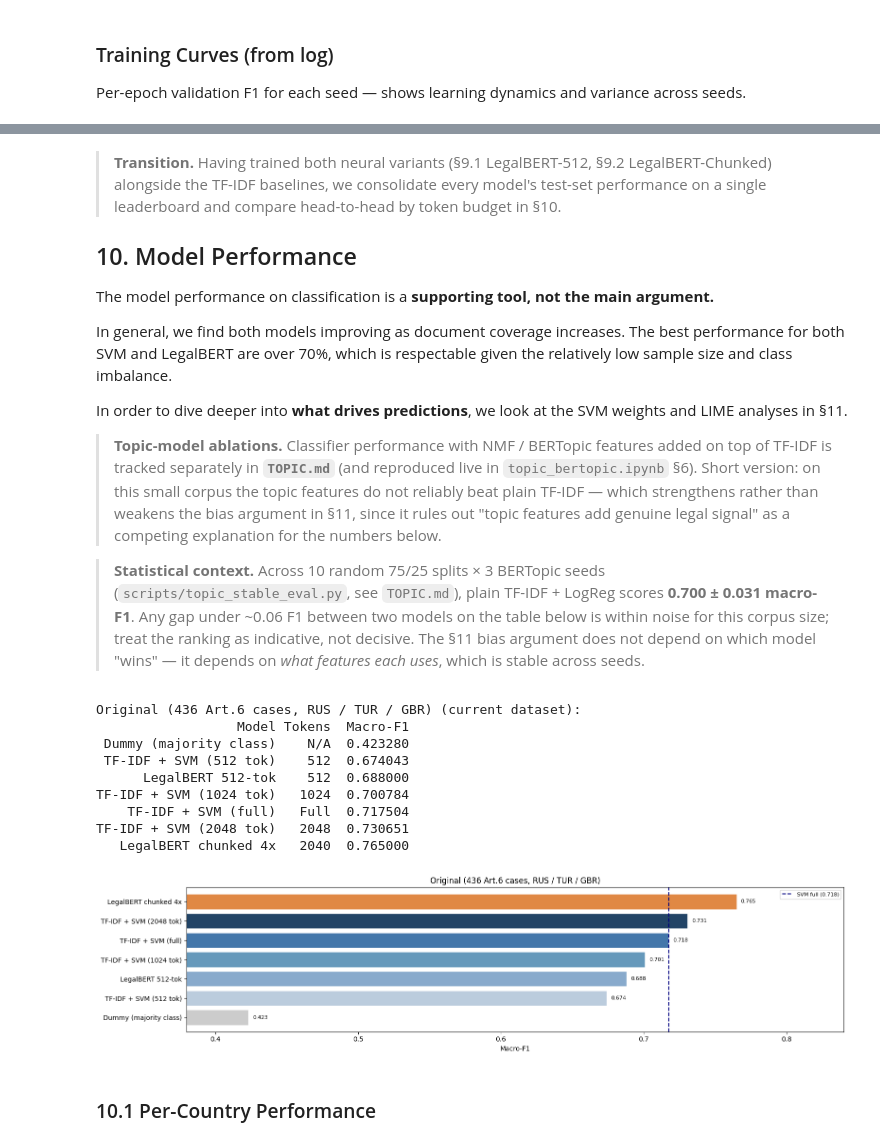
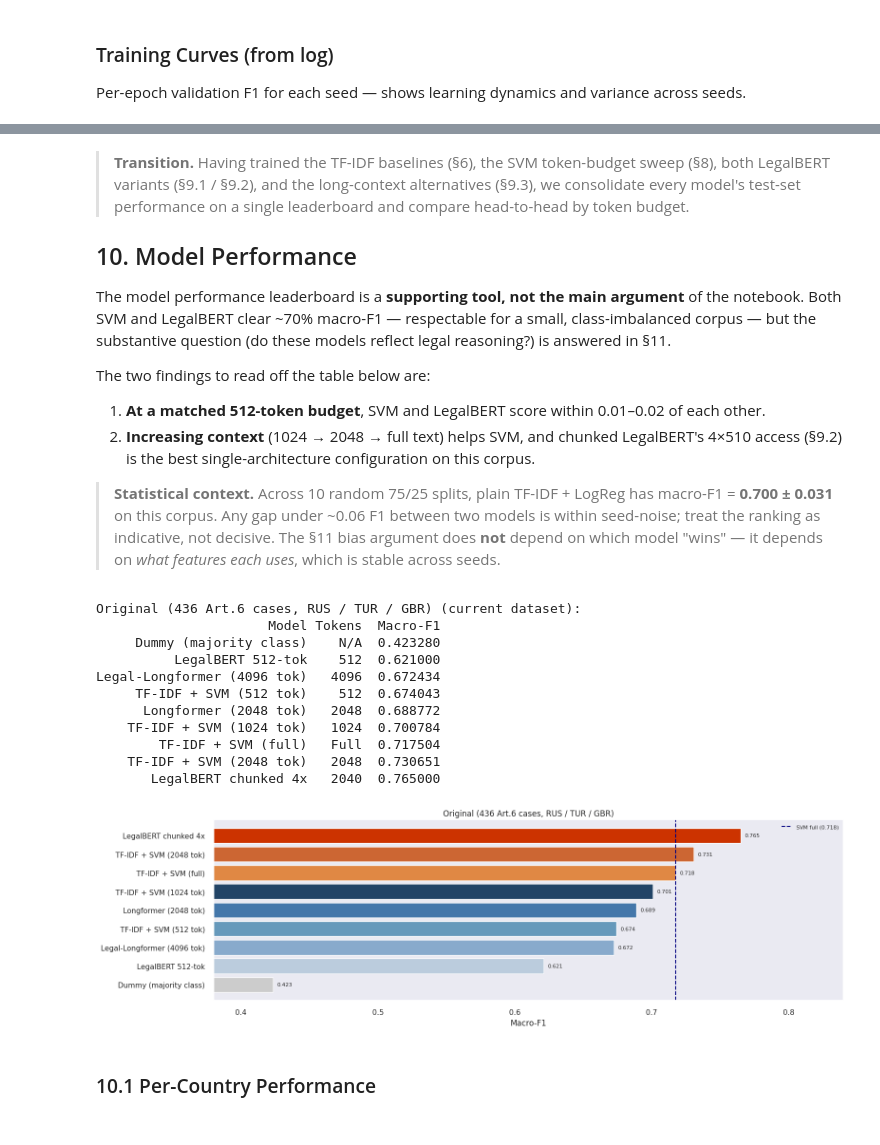
Before and after one commit to leondgarse/echr, a Jupyter notebook: LL5532X_Group_Project_Group_4_echr.ipynb, the cells around one changed output, grey strips where cells are left out. Drawn from its saved outputs; the diff is of its cells as text; code cells hidden in the pictures.

```diff
--- a/LL5532X_Group_Project_Group_4_echr.ipynb
+++ b/LL5532X_Group_Project_Group_4_echr.ipynb
@@ -1407,7 +2458,7 @@ def train_chunked(train_df, val_df, test_df, hp):
         seed_pred   = tp.argmax(1)
         seed_test_f1 = f1_score(test_df['label'].values, seed_pred, average='macro')
         seed_val_f1  = f1_score(val_df['label'].values, vp.argmax(1), average='macro')
-        seeds_data[seed] = {'epochs': epoch_hist, 'test_f1': seed_test_f1}
+        seeds_data[seed] = {'epochs': epoch_hist, 'test_f1': seed_test_f1, 'best_val_f1': seed_val_f1}
         # select representative seed by val F1 (not test) — methodologically clean
         if seed_val_f1 > best_seed_f1:
             best_seed_f1 = seed_val_f1
@@ -1570,0 +2631,23 @@ else:
+# %%
+# ── Load Longformer and Legal-Longformer test probs (v0 / Article 6 / 109 test cases) ──
+
+def _load_probs_f1(path, name):
+    """Load saved test_probs.npz, return (probs, pred, macro_f1)."""
+    if not os.path.exists(path):
+        print(f'  {name:<22}  not found at {path}')
+        return None, None, None
+    d = np.load(path)
+    probs = d['probs']
+    y_ref = d['labels']
+    pred = probs.argmax(axis=1) if probs.ndim == 2 else (probs >= 0.5).astype(int)
+    mf1 = f1_score(y_ref, pred, average='macro')
+    print(f'  {name:<22}  macro-F1 = {mf1:.4f}  (n_test = {len(y_ref)})')
+    return probs, pred, mf1
+
+print('Long-context alternatives — test macro-F1 at t=0.5')
+print('-' * 60)
+lf_probs,  lf_pred,  lf_f1  = _load_probs_f1(cfg['probs_longformer'],       'Longformer 2048')
+llf_probs, llf_pred, llf_f1 = _load_probs_f1(cfg['probs_legal_longformer'], 'Legal-Longformer 4096')
+print()
+print('Reference (chunked LegalBERT 4×510, val-tuned threshold):  '
+      f'macro-F1 = {chunked_f1_live if "chunked_f1_live" in dir() else cfg["known_chunked_f1"]:.4f}')
@@ -1571,22 +2668,18 @@ else:
 # %% [markdown]
-
-> **Transition.** Having trained both neural variants (§9.1 LegalBERT-512, §9.2 LegalBERT-Chunked) alongside the TF-IDF baselines, we consolidate every model's test-set performance on a single leaderboard and compare head-to-head by token budget in §10.
+> **Transition.** Having trained the TF-IDF baselines (§6), the SVM token-budget sweep (§8), both LegalBERT variants (§9.1 / §9.2), and the long-context alternatives (§9.3), we consolidate every model's test-set performance on a single leaderboard and compare head-to-head by token budget.
 
 ## 10. Model Performance
 
-The model performance on classification is a **supporting tool, not the main argument.**
+The model performance leaderboard is a **supporting tool, not the main argument** of the notebook. Both SVM and LegalBERT clear ~70% macro-F1 — respectable for a small, class-imbalanced corpus — but the substantive question (do these models reflect legal reasoning?) is answered in §11.
 
-In general, we find both models improving as document coverage increases. The best performance for both SVM and LegalBERT are over 70%, which is respectable given the relatively low sample size and class imbalance.
+The two findings to read off the table below are:
 
-In order to dive deeper into **what drives predictions**, we look at the SVM weights and LIME analyses in §11.
+1. **At a matched 512-token budget**, SVM and LegalBERT score within 0.01–0.02 of each other.
+2. **Increasing context** (1024 → 2048 → full text) helps SVM, and chunked LegalBERT's 4×510 access (§9.2) is the best single-architecture configuration on this corpus.
 
-> **Topic-model ablations.** Classifier performance with NMF / BERTopic features added on top of TF-IDF is tracked separately in **`TOPIC.md`** (and reproduced live in `topic_bertopic.ipynb` §6). Short version: on this small corpus the topic features do not reliably beat plain TF-IDF — which strengthens rather than weakens the bias argument in §11, since it rules out "topic features add genuine legal signal" as a competing explanation for the numbers below.
-
-> **Statistical context.** Across 10 random 75/25 splits × 3 BERTopic seeds (`scripts/topic_stable_eval.py`, see `TOPIC.md`), plain TF-IDF + LogReg scores **0.700 ± 0.031 macro-F1**. Any gap under ~0.06 F1 between two models on the table below is within noise for this corpus size; treat the ranking as indicative, not decisive. The §11 bias argument does not depend on which model "wins" — it depends on *what features each uses*, which is stable across seeds.
+> **Statistical context.** Across 10 random 75/25 splits, plain TF-IDF + LogReg has macro-F1 = **0.700 ± 0.031** on this corpus. Any gap under ~0.06 F1 between two models is within seed-noise; treat the ranking as indicative, not decisive. The §11 bias argument does **not** depend on which model "wins" — it depends on *what features each uses*, which is stable across seeds.
 # %%
-# ── Single-dataset run — use live values from this session ──────────────────
-# (The earlier two-dataset comparison is retired; orig_* hardcoded numbers were
-#  stale and drifted from the current §6/§8 outputs.)
+# ── Build the leaderboard from live values where possible, fallbacks otherwise ──
 chunked_f1_live = chunked_f1 if chunked_f1 else cfg["known_chunked_f1"]
 
 # ── All results table (current dataset + SVM token budget) ───────────────────
@@ -1594,42 +2687,48 @@ all_results = [
     {"Model": "Dummy (majority class)",     "Macro-F1": dummy_f1,                       "Tokens": "N/A",  "Notes": "Predicts violation always"},
     {"Model": "TF-IDF + SVM (512 tok)",    "Macro-F1": coverage_results[0]["Macro-F1"], "Tokens": "512",  "Notes": "Same window as BERT"},
     {"Model": "TF-IDF + SVM (1024 tok)",   "Macro-F1": coverage_results[1]["Macro-F1"], "Tokens": "1024", "Notes": ""},
     {"Model": "TF-IDF + SVM (2048 tok)",   "Macro-F1": coverage_results[2]["Macro-F1"], "Tokens": "2048", "Notes": ""},
     {"Model": "TF-IDF + SVM (full)",       "Macro-F1": svm_f1,                          "Tokens": "Full", "Notes": "All tokens"},
     {"Model": "LegalBERT 512-tok",         "Macro-F1": lb512_f1,                        "Tokens": "512",  "Notes": "Fine-tuned, head+tail trunc"},
+    {"Model": "Longformer (2048 tok)",     "Macro-F1": (lf_f1 if lf_f1 is not None else float('nan')),
+     "Tokens": "2048", "Notes": "allenai/longformer-base-4096, sparse attn"},
+    {"Model": "Legal-Longformer (4096 tok)", "Macro-F1": (llf_f1 if llf_f1 is not None else float('nan')),
+     "Tokens": "4096", "Notes": "lexlms/legal-longformer-base, sparse attn"},
     {"Model": "LegalBERT chunked 4x",      "Macro-F1": chunked_f1_live,
      "Tokens": "2040", "Notes": "4x510, mean-pool CLS, 4-seed ens"},
 ]
 
 
 
 res_df = pd.DataFrame(all_results).sort_values("Macro-F1").reset_index(drop=True)
 print(f"{cfg['label']} (current dataset):")
 print(res_df[["Model", "Tokens", "Macro-F1"]].to_string(index=False))
 
 # ── Plot: current dataset all models ─────────────────────────────────────────
 n = len(res_df)
 palette = ["#cccccc","#bbccdd","#88aacc","#6699bb","#4477aa","#224466",
            "#e08844","#cc6633","#cc3300","#990000","#660000"]
 fig, ax = plt.subplots(figsize=(16, max(4, n * 0.55)))
 bars = ax.barh(res_df["Model"], res_df["Macro-F1"], color=palette[:n], edgecolor="white")
 ax.axvline(svm_f1, color="navy", lw=1.5, ls="--", label=f"SVM full ({svm_f1:.3f})")
 for bar, val in zip(bars, res_df["Macro-F1"]):
     ax.text(val+0.003, bar.get_y()+bar.get_height()/2, f"{val:.3f}", va="center", fontsize=8)
 ax.set_xlim(0.38, 0.84); ax.set_xlabel("Macro-F1"); ax.legend(fontsize=8)
 ax.set_title(f"{cfg['label']}")
 plt.tight_layout(); plt.show()
 # %% [output]
 Original (436 Art.6 cases, RUS / TUR / GBR) (current dataset):
-                  Model Tokens  Macro-F1
- Dummy (majority class)    N/A  0.423280
- TF-IDF + SVM (512 tok)    512  0.674043
-      LegalBERT 512-tok    512  0.688000
-TF-IDF + SVM (1024 tok)   1024  0.700784
-    TF-IDF + SVM (full)   Full  0.717504
-TF-IDF + SVM (2048 tok)   2048  0.730651
-   LegalBERT chunked 4x   2040  0.765000
+                      Model Tokens  Macro-F1
+     Dummy (majority class)    N/A  0.423280
+          LegalBERT 512-tok    512  0.621000
+Legal-Longformer (4096 tok)   4096  0.672434
+     TF-IDF + SVM (512 tok)    512  0.674043
+      Longformer (2048 tok)   2048  0.688772
+    TF-IDF + SVM (1024 tok)   1024  0.700784
+        TF-IDF + SVM (full)   Full  0.717504
+    TF-IDF + SVM (2048 tok)   2048  0.730651
+       LegalBERT chunked 4x   2040  0.765000
-[figure, old version]
+[figure, new version]
 # %% [markdown]
 ### 10.1 Per-Country Performance
 # %%
```
Also changed, not shown: parts of 68 cells of this notebook, 4 other files.
